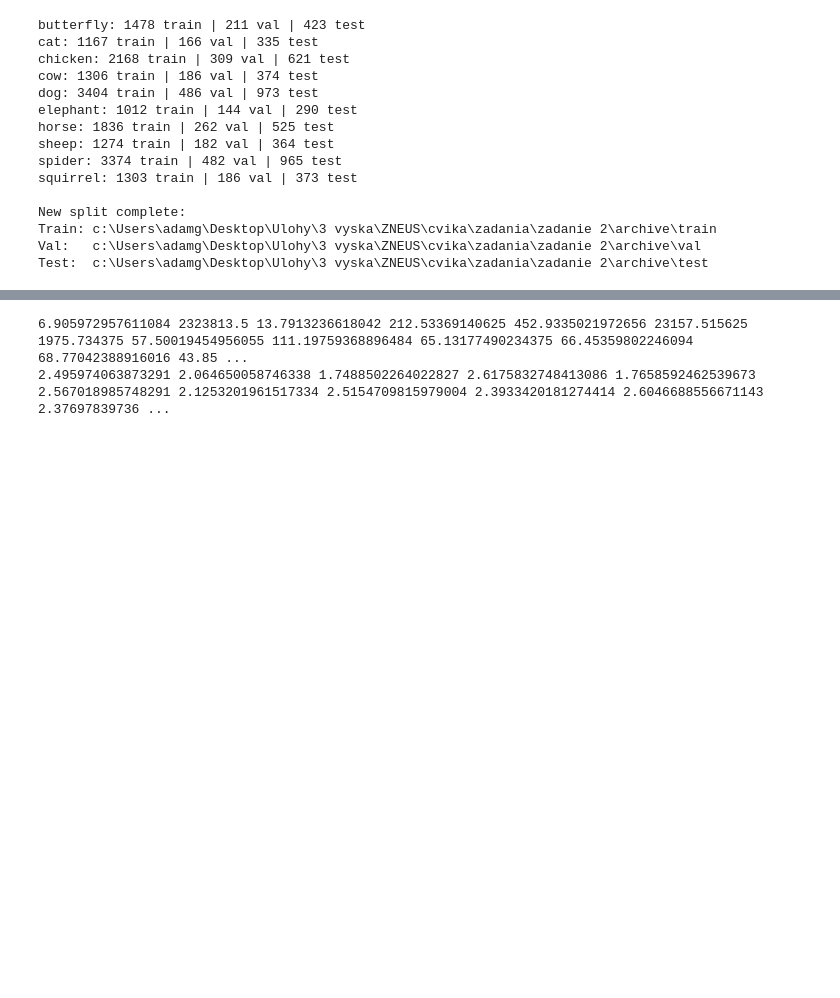
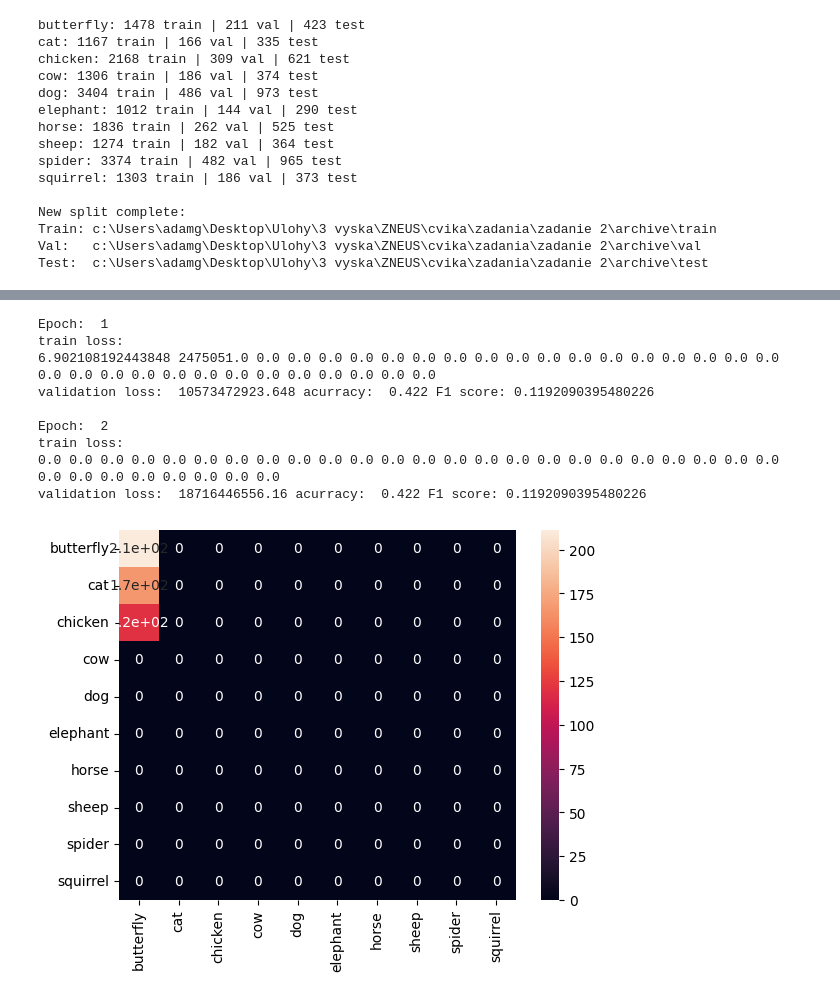
Before and after one commit to alexeybelyaevv/zneus_FIIT_Images, a Jupyter notebook: animals10.ipynb, the cells around one changed output, grey strips where cells are left out. Drawn from its saved outputs; the diff is of its cells as text; code cells hidden in the pictures; blank space fills up the shorter version.

Commit message:
added validation function, metrics and confusion matrix at the end, all done on subset so it is fast, so confusion matrix looks weird (but also probably something is wrong there idk)

```diff
--- a/animals10.ipynb
+++ b/animals10.ipynb
@@ -435,13 +440,14 @@ preprocess_basic = transforms.Compose(
 
 train_raw = ImageFolder(train_path, transform=preprocess_basic)
 
-train_raw_loader = DataLoader(dataset=train_raw, batch_size=64, shuffle=False)
+train_raw_loader = DataLoader(dataset=train_raw, batch_size=512, shuffle=False, num_workers=4, pin_memory=True)
 
-pixel_sum = torch.zeros(3)
-pixel_sq_sum = torch.zeros(3)
+pixel_sum = torch.zeros(3).to(device)
+pixel_sq_sum = torch.zeros(3).to(device)
 total_pixels = 0
 
 for batch_images, _ in train_raw_loader:
+    batch_images = batch_images.to(device)
     batch_size, channels, height, width = batch_images.shape
     num_pixels = batch_size * height * width
     total_pixels += num_pixels
@@ -487,13 +493,21 @@ val_set = ImageFolder(val_path, transform=val_transforms)
 test_set = ImageFolder(test_path, transform=test_transforms)
 
 
-train_loader = DataLoader(train_set, batch_size=10, shuffle=True)
-val_loader = DataLoader(val_set, batch_size=10, shuffle=False)
-test_loader = DataLoader(test_set, batch_size=10, shuffle=False)
+train_loader = DataLoader(train_set, batch_size=32, shuffle=True)
+val_loader = DataLoader(val_set, batch_size=32, shuffle=False)
+test_loader = DataLoader(test_set, batch_size=32, shuffle=False)
 
 print("\nData Preparation finished!")
 print("Train samples:", len(train_set))
 print("Val samples:  ", len(val_set))
 print("Test samples: ", len(test_set))
+
+#adding subsets for testing, later delete them
+train_subset = Subset(train_set, range(500))
+val_subset = Subset(val_set, range(500))
+
+train_sub_loader = DataLoader(train_subset, batch_size=16, shuffle=True)
+val_sub_loader = DataLoader(val_subset, batch_size=16, shuffle=False)
+print(len(train_set), len(train_sub_loader))
 # %% [output]
 Train Normalization Stats:
@@ -602,24 +664,37 @@ def validate_model(model, data_loader):
 # %%
 min_number_of_epochs = 2
 hidden_layers = [[64, 128], [256, 512, 512], [4096, 4096, 1000]] #this is kinda static, if this changes, output of convolution changes, so the expected input of FCL will change
 learning_rate = 0.01
 
 #defining our model
 model = AnimalMLP(hidden_layers, 3, 1, device)
 #defining loss function and optimizer
 loss_function = torch.nn.CrossEntropyLoss()
 optimizer = torch.optim.Adam(model.parameters(), lr=learning_rate)
 
+
 #Training
 for epoch in range(min_number_of_epochs):
+    print("\nEpoch: ", epoch+1)
     #we want, every epoch to train our model on train dataset and right after check validation dataset
-    train_model(model, train_loader, optimizer, loss_function)
-    validate_model(model, val_loader)
+    train_model(model, train_sub_loader, optimizer, loss_function)
+    validation_output = validate_model(model, val_sub_loader, loss_function)
 
-    print("epoch: ", epoch)
+
+confusion_mat = confusion_matrix(validation_output["labels"], validation_output["classes"], labels=list(range(len(val_set.classes))))
+sns.heatmap(confusion_mat, annot=True, xticklabels=val_set.classes, yticklabels=val_set.classes)
+plt.show()
 # %% [output]
-6.905972957611084 2323813.5 13.7913236618042 212.53369140625 452.9335021972656 23157.515625 1975.734375 57.50019454956055 111.19759368896484 65.13177490234375 66.45359802246094 68.77042388916016 43.85 ...
-2.495974063873291 2.064650058746338 1.7488502264022827 2.6175832748413086 1.7658592462539673 2.567018985748291 2.1253201961517334 2.5154709815979004 2.3933420181274414 2.6046688556671143 2.37697839736 ...
+Epoch:  1
+train loss:
+6.902108192443848 2475051.0 0.0 0.0 0.0 0.0 0.0 0.0 0.0 0.0 0.0 0.0 0.0 0.0 0.0 0.0 0.0 0.0 0.0 0.0 0.0 0.0 0.0 0.0 0.0 0.0 0.0 0.0 0.0 0.0 0.0 0.0
+validation loss:  10573472923.648 acurracy:  0.422 F1 score: 0.1192090395480226
+
+Epoch:  2
+train loss:
+0.0 0.0 0.0 0.0 0.0 0.0 0.0 0.0 0.0 0.0 0.0 0.0 0.0 0.0 0.0 0.0 0.0 0.0 0.0 0.0 0.0 0.0 0.0 0.0 0.0 0.0 0.0 0.0 0.0 0.0 0.0 0.0
+validation loss:  18716446556.16 acurracy:  0.422 F1 score: 0.1192090395480226
+[figure, added]
 # %%
 #trained model, ready for testing:
 
```
Also changed, not shown: parts of 5 cells of this notebook.
